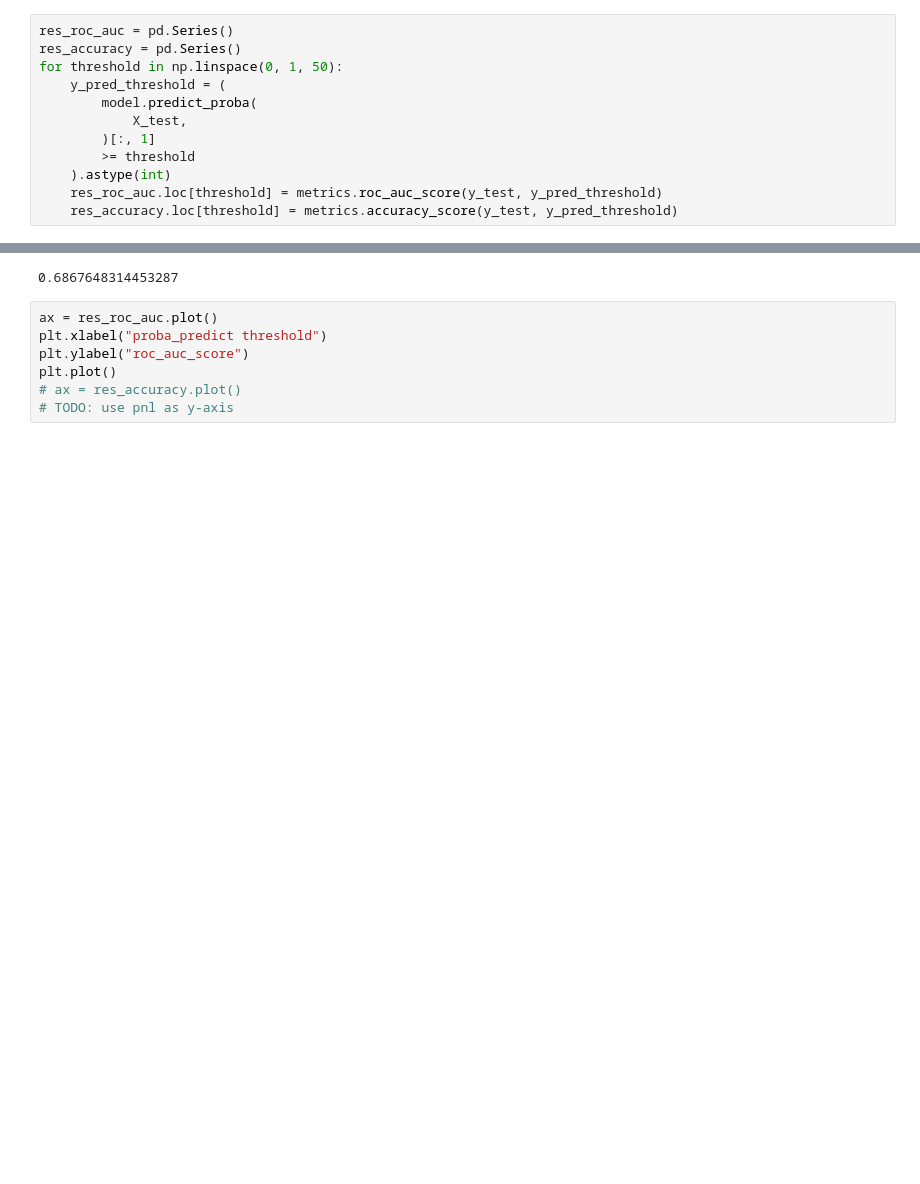
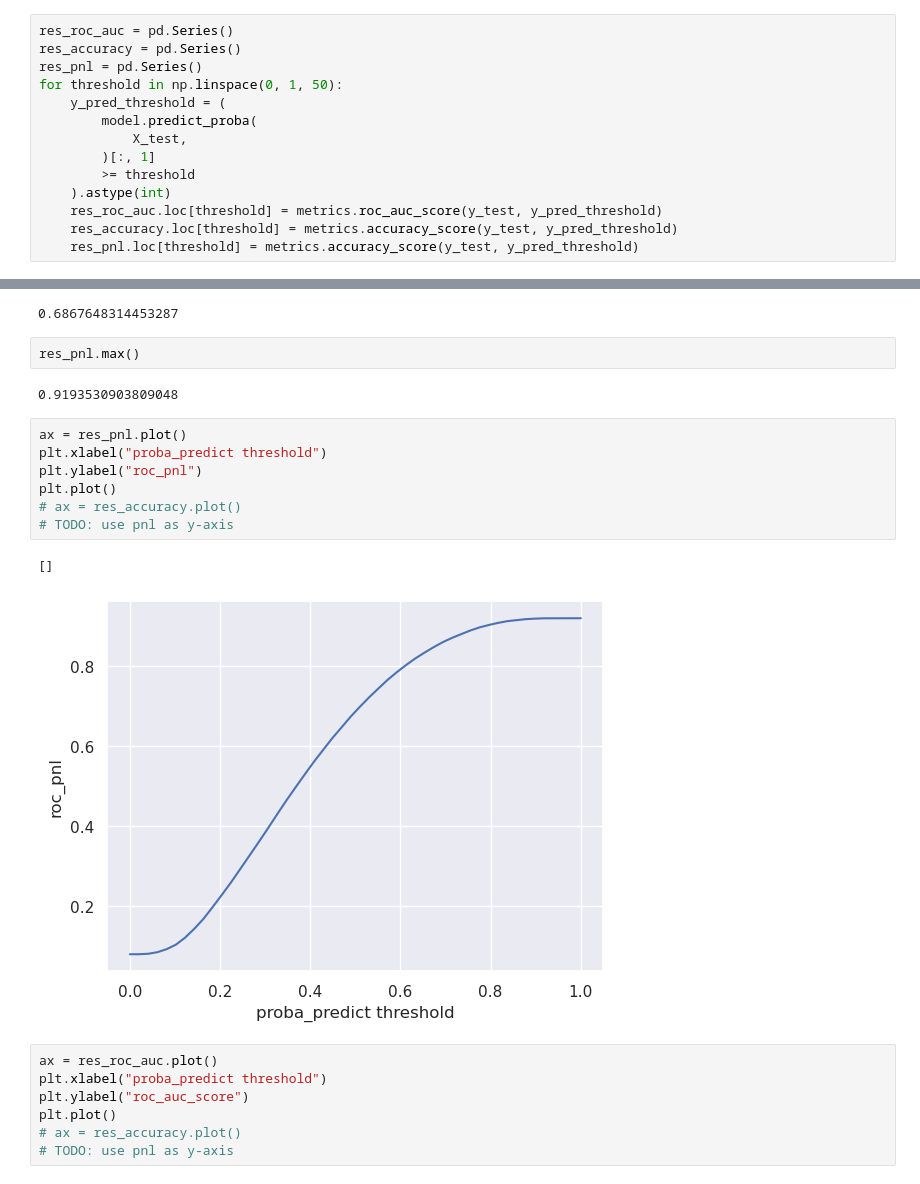
Before and after one commit to carlgennetais/P7_scoring_ML, a Jupyter notebook: notebooks/P7_04_modeling-pipeline.ipynb, the cells around one changed output, grey strips where cells are left out. Drawn from its saved outputs; the diff is of its cells as text; blank space fills up the shorter version.

Commit message:
use pnl score to optimize threshold setting

```diff
--- a/notebooks/P7_04_modeling-pipeline.ipynb
+++ b/notebooks/P7_04_modeling-pipeline.ipynb
@@ -297,6 +297,7 @@ X_train.shape
 # %%
 res_roc_auc = pd.Series()
 res_accuracy = pd.Series()
+res_pnl = pd.Series()
 for threshold in np.linspace(0, 1, 50):
     y_pred_threshold = (
         model.predict_proba(
@@ -306,6 +307,7 @@ for threshold in np.linspace(0, 1, 50):
     ).astype(int)
     res_roc_auc.loc[threshold] = metrics.roc_auc_score(y_test, y_pred_threshold)
     res_accuracy.loc[threshold] = metrics.accuracy_score(y_test, y_pred_threshold)
+    res_pnl.loc[threshold] = metrics.accuracy_score(y_test, y_pred_threshold)
 # %%
 res_roc_auc.idxmax()
 # %% [output]
@@ -314,6 +316,20 @@ res_roc_auc.idxmax()
 res_roc_auc.max()
 # %% [output]
 0.6867648314453287
+# %%
+res_pnl.max()
+# %% [output]
+0.9193530903809048
+# %%
+ax = res_pnl.plot()
+plt.xlabel("proba_predict threshold")
+plt.ylabel("roc_pnl")
+plt.plot()
+# ax = res_accuracy.plot()
+# TODO: use pnl as y-axis
+# %% [output]
+[]
+[figure, added]
 # %%
 ax = res_roc_auc.plot()
 plt.xlabel("proba_predict threshold")
```
Also changed, not shown: parts of 1 cell of this notebook.
